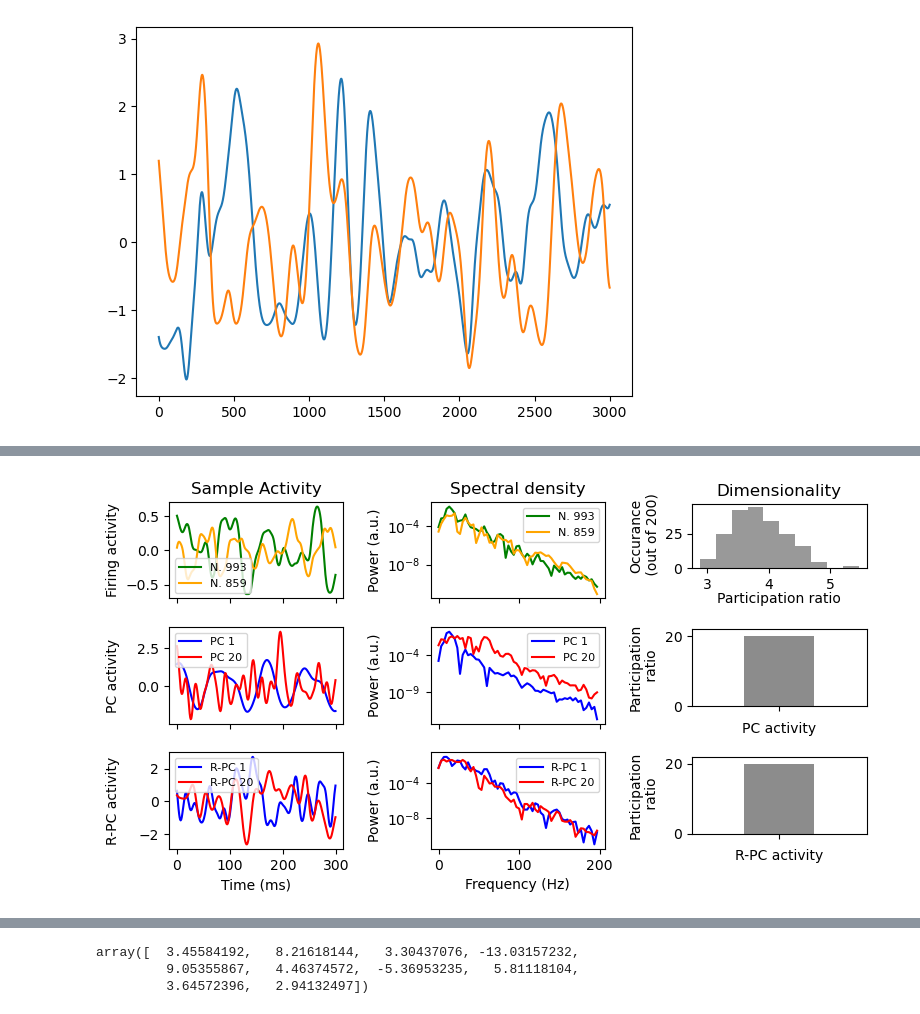
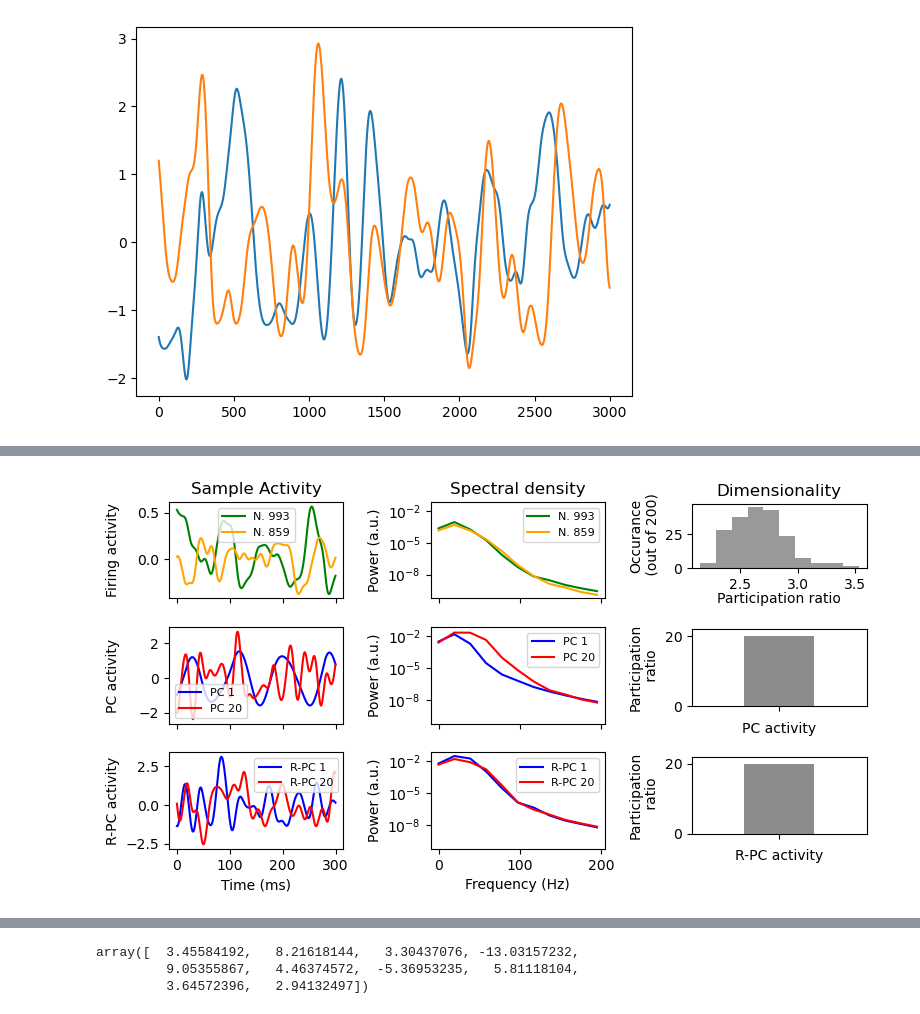
Before and after one commit to fraziphy/spiking-rnn-heterogeneity, a Jupyter notebook: plot2.ipynb, the cells around one changed output, grey strips where cells are left out. Saved outputs shown, nothing was run; the diff lists cells and outputs as text; code cells hidden in the pictures.

```diff
--- a/plot2.ipynb
+++ b/plot2.ipynb
@@ -9,7 +9,7 @@ import numpy as np
 import matplotlib.pyplot as plt
 
 # Load your data
-with open('results/data/chaos_relaxed_health_session_1.pkl', 'rb') as file:
+with open('results/data/chaos_relaxed_health_session_2.pkl', 'rb') as file:
     data = pickle.load(file)
 
 # Specify static_input_rate, e.g.:
@@ -1566,9 +1622,9 @@ def run_rate_rnn(n_neurons, T, dt, g=4.5, seed=None):
 # Simulation parameters
 n_neurons = 1000
 T = 350
-dt = 1
+dt = 0.1
 rates, time = run_rate_rnn(n_neurons, T, dt, g=1.2, seed=400)
-Rates = rates[50:]
+Rates = rates[500:]
 # %%
 plt.plot(Rates[:,1])
 plt.plot(Rates[:,0])
@@ -1680,12 +1736,13 @@ axs[1,0].set_ylabel("PC activity")
 axs[2,0].set_ylabel("R-PC activity")
 axs[2,0].set_xlabel("Time (ms)")
 for i in range(2):
-    axs[i,0].set_xticks([0,100,200,300])
+    axs[i,0].set_xticks([0,1000,2000,3000])
     axs[i,0].set_xticklabels([])
 
     axs[i,1].set_xticks([0,100,200])
     axs[i,1].set_xticklabels([])
-
+axs[2,0].set_xticks([0,1000,2000,3000])
+axs[2,0].set_xticklabels([0,100,200,300])
 for i in range(3):
     axs[i,1].set_ylabel("Power (a.u.)")
 
@@ -1694,31 +1751,40 @@ for i in range(1,3):
 # plt.tight_layout()
 
 axs[0, 2].set_xlabel('Participation ratio', labelpad=0)
 fig.align_ylabels(axs[:, 0])
 
 fig.subplots_adjust(hspace=0.3, wspace=0.5)
 
 pos_01 = axs[0,1].get_position()  # bbox of axs[0,1]
 pos_02 = axs[0,2].get_position()  # current bbox of axs[0,2]
 # Create a new bbox with the same bottom as axs[0,1], but keep width and left as is
 new_pos_02 = [pos_02.x0, 1.1*pos_02.y0, pos_02.width, 0.67*pos_02.height]
 # Set the new position of axs[0,2]
 axs[0,2].set_position(new_pos_02)
 
 pos_01 = axs[1,1].get_position()  # bbox of axs[0,1]
 pos_02 = axs[1,2].get_position()  # current bbox of axs[0,2]
 # Create a new bbox with the same bottom as axs[0,1], but keep width and left as is
 new_pos_02 = [pos_02.x0, 1.1*pos_02.y0, pos_02.width, 0.8*pos_02.height]
 # Set the new position of axs[0,2]
 axs[1,2].set_position(new_pos_02)
 
 pos_01 = axs[2,1].get_position()  # bbox of axs[0,1]
 pos_02 = axs[2,2].get_position()  # current bbox of axs[0,2]
 # Create a new bbox with the same bottom as axs[0,1], but keep width and left as is
 new_pos_02 = [pos_02.x0, 1.3*pos_02.y0, pos_02.width, 0.8*pos_02.height]
 # Set the new position of axs[0,2]
 axs[2,2].set_position(new_pos_02)
 
+ylimmin,ylimmax =np.inf,-np.inf
+for i in range(3):
+    ylim = axs[i,1].get_ylim()
+    ylimmin = min(ylimmin,ylim[0])
+    ylimmax = max(ylimmax,ylim[1])
+
+for i in range(3):
+    axs[i,1].set_ylim((ylimmin,ylimmax))
+
 plt.show()
 # %% [output]
-[figure, old version]
+[figure, new version]
```
Also changed, not shown: parts of 17 cells of this notebook, 1 other file.
